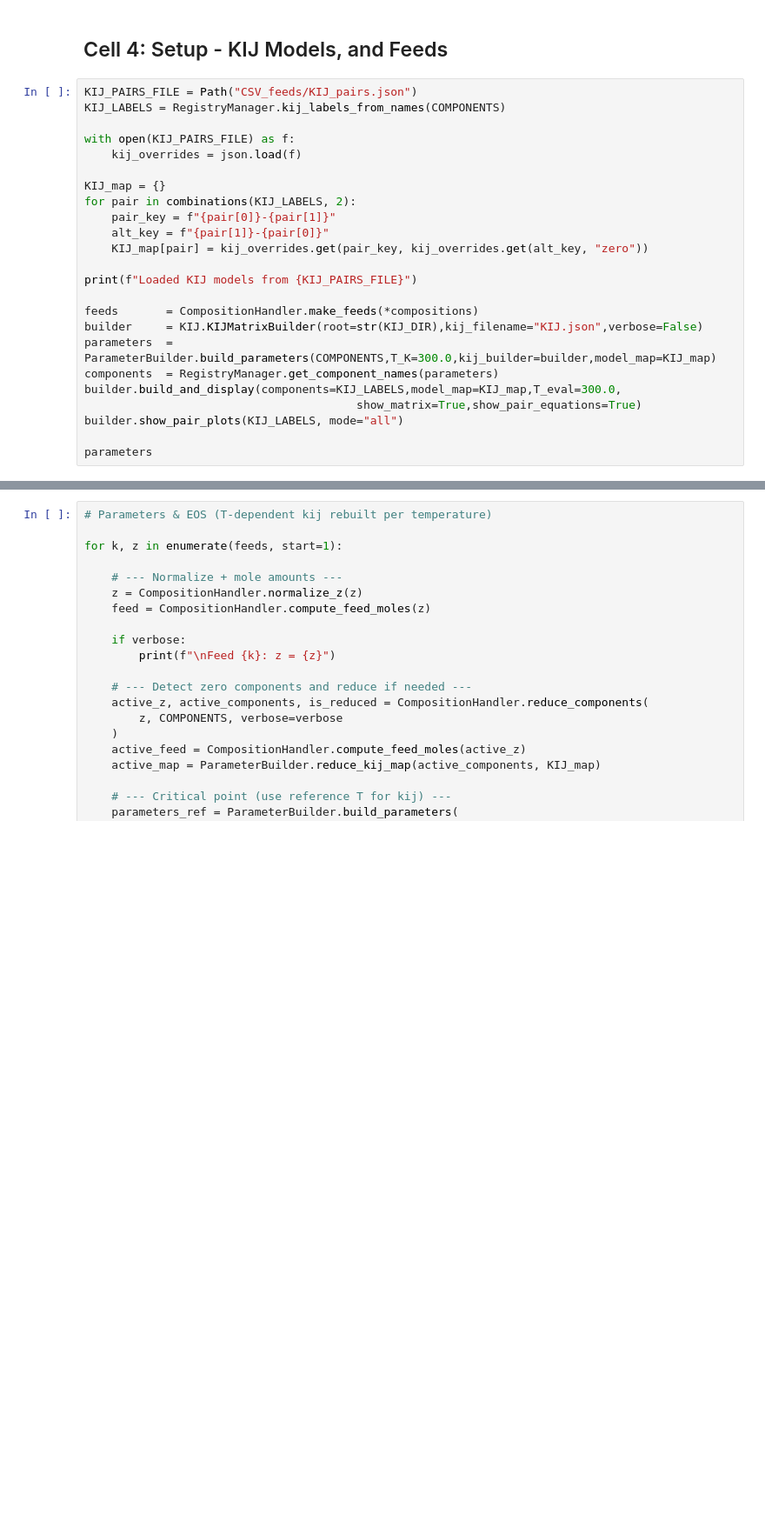
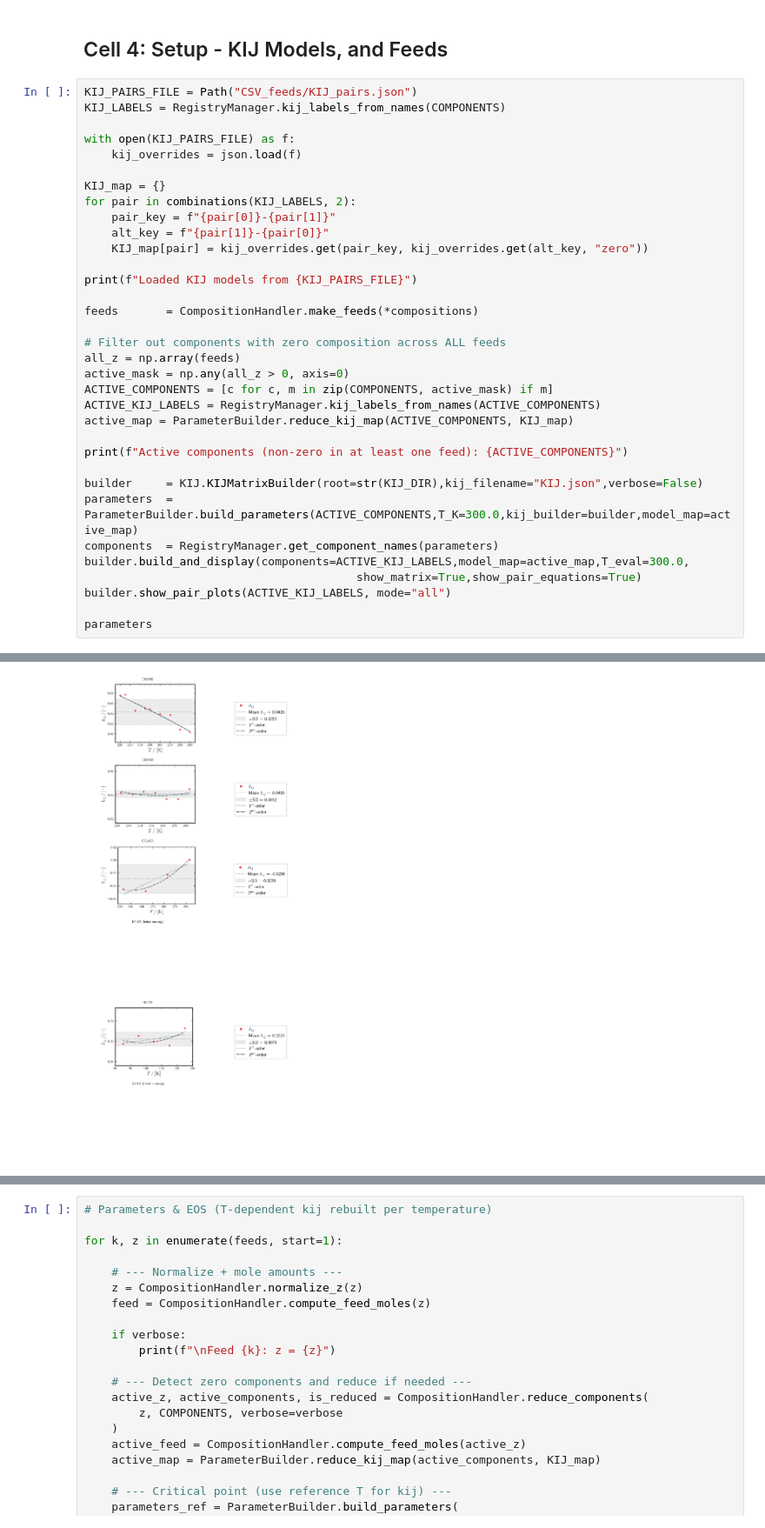
Before and after one commit to Darz2/co2-impurities-ml-surrogates, a Jupyter notebook: PCSAFT_cDFT/GENDATA/VLE_IFT_V3.ipynb, the cells around one changed output, grey strips where cells are left out. Shown at 87% size. Saved outputs shown, nothing was run; the diff lists cells and outputs as text; blank space fills up the shorter version.

```diff
--- a/PCSAFT_cDFT/GENDATA/VLE_IFT_V3.ipynb
+++ b/PCSAFT_cDFT/GENDATA/VLE_IFT_V3.ipynb
@@ -94,12 +94,22 @@ for pair in combinations(KIJ_LABELS, 2):
 print(f"Loaded KIJ models from {KIJ_PAIRS_FILE}")
 
 feeds       = CompositionHandler.make_feeds(*compositions)
+
+# Filter out components with zero composition across ALL feeds
+all_z = np.array(feeds)
+active_mask = np.any(all_z > 0, axis=0)
+ACTIVE_COMPONENTS = [c for c, m in zip(COMPONENTS, active_mask) if m]
+ACTIVE_KIJ_LABELS = RegistryManager.kij_labels_from_names(ACTIVE_COMPONENTS)
+active_map = ParameterBuilder.reduce_kij_map(ACTIVE_COMPONENTS, KIJ_map)
+
+print(f"Active components (non-zero in at least one feed): {ACTIVE_COMPONENTS}")
+
 builder     = KIJ.KIJMatrixBuilder(root=str(KIJ_DIR),kij_filename="KIJ.json",verbose=False)
-parameters  = ParameterBuilder.build_parameters(COMPONENTS,T_K=300.0,kij_builder=builder,model_map=KIJ_map)
+parameters  = ParameterBuilder.build_parameters(ACTIVE_COMPONENTS,T_K=300.0,kij_builder=builder,model_map=active_map)
 components  = RegistryManager.get_component_names(parameters)
-builder.build_and_display(components=KIJ_LABELS,model_map=KIJ_map,T_eval=300.0,
+builder.build_and_display(components=ACTIVE_KIJ_LABELS,model_map=active_map,T_eval=300.0,
                                         show_matrix=True,show_pair_equations=True)
-builder.show_pair_plots(KIJ_LABELS, mode="all")
+builder.show_pair_plots(ACTIVE_KIJ_LABELS, mode="all")
 
 parameters
 # %% [output]
@@ -126,0 +136 @@ $\displaystyle k_{CO2,CO}{\left(T \right)} = 0$
+[figure, added]
```
Also changed, not shown: parts of 4 cells of this notebook, 12 other files.
